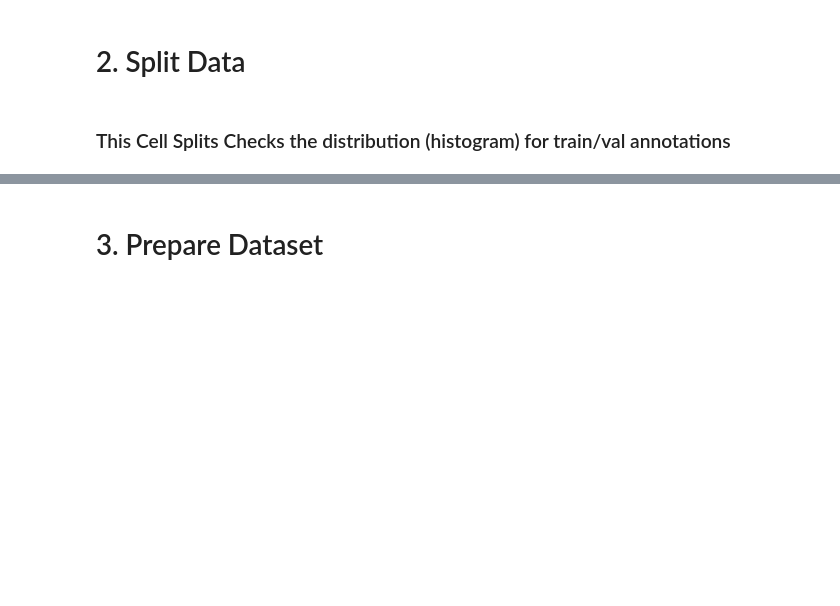
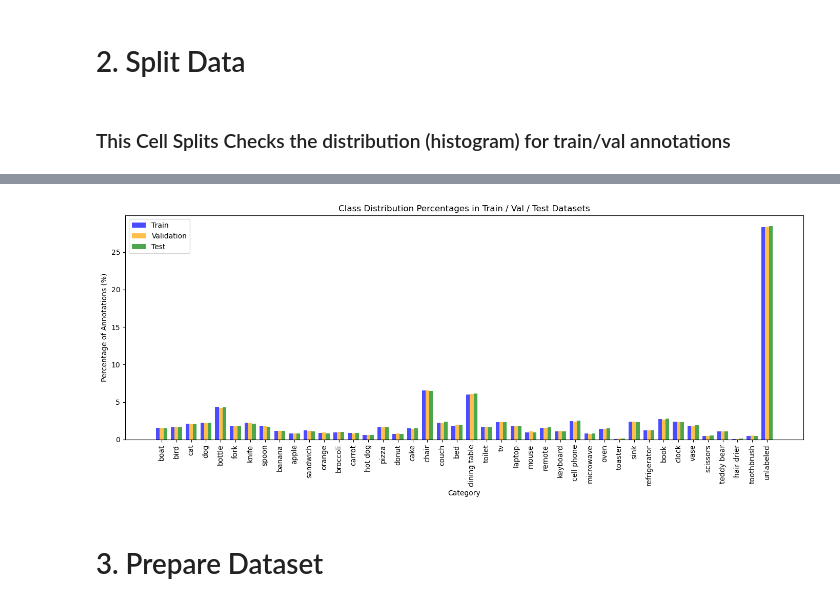
Before and after one commit to ML-for-Sensor-Data-Western/gmean-mlc, a Jupyter notebook: data_scripts/COCO2017_DataProcessing.ipynb, the cells around one changed output, grey strips where cells are left out. Saved outputs shown, nothing was run; the diff lists cells and outputs as text; code cells hidden in the pictures; blank space fills up the shorter version.

```diff
--- a/data_scripts/COCO2017_DataProcessing.ipynb
+++ b/data_scripts/COCO2017_DataProcessing.ipynb
@@ -322,3 +338,33 @@ plt.show()
+# %%
+# Calculate percentages for each dataset
+total_train = sum(train_values)
+total_val = sum(val_values)
+total_test = sum(test_values)
+
+train_percentages = [count / total_train * 100 for count in train_values]
+val_percentages = [count / total_val * 100 for count in val_values]
+test_percentages = [count / total_test * 100 for count in test_values]
+
+# Create a new figure for percentages
+plt.figure(figsize=(14, 6))
+
+# Plot percentage bars
+plt.bar(indices, train_percentages, bar_width, label="Train", alpha=0.7, color="blue")
+plt.bar(indices + bar_width, val_percentages, bar_width, label="Validation", alpha=0.7, color="orange")
+plt.bar(indices + 2 * bar_width, test_percentages, bar_width, label="Test", alpha=0.7, color="green")
+
+# Labels and aesthetics
+plt.xlabel("Category")
+plt.ylabel("Percentage of Annotations (%)")
+plt.title("Class Distribution Percentages in Train / Val / Test Datasets")
+plt.xticks(indices + bar_width, sorted_names, rotation=90)
+plt.legend()
+plt.tight_layout()
+
+# Show plot
+plt.show()
+# %% [output]
+[figure, added]
 # %% [markdown]
 # 3. Prepare Dataset
 # %%
```
Also changed, not shown: parts of 1 cell of this notebook.
